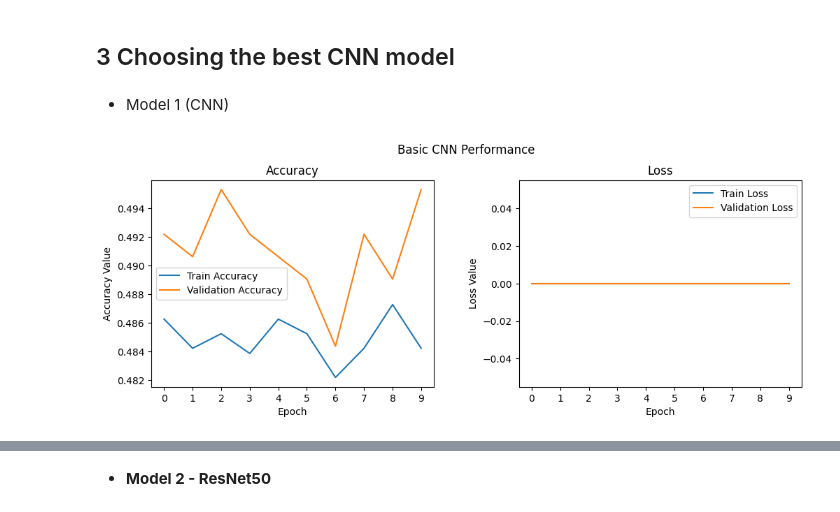
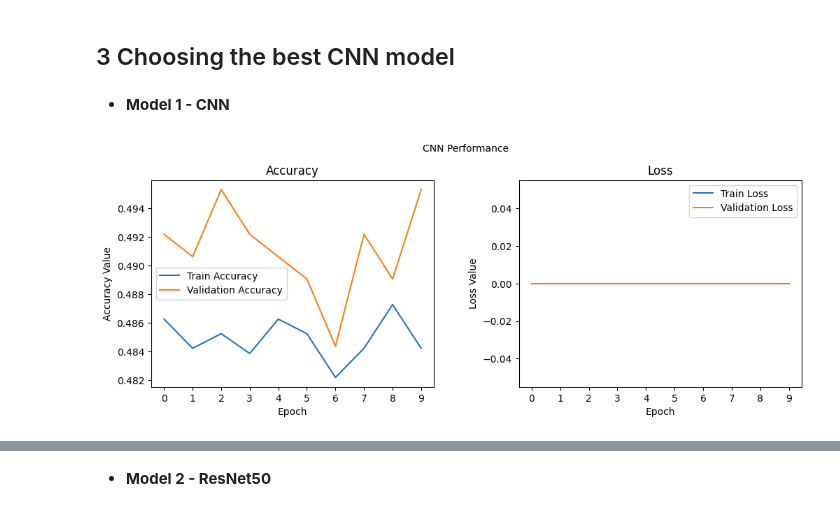
Before and after one commit to ybezginova2016/ZAF056_CV_BlurredImage-detection, a Jupyter notebook: ZUM_project_2_CNN_ResNet50.ipynb, the cells around one changed output, grey strips where cells are left out. Drawn from its saved outputs; the diff is of its cells as text; code cells hidden in the pictures.

```diff
--- a/ZUM_project_2_CNN_ResNet50.ipynb
+++ b/ZUM_project_2_CNN_ResNet50.ipynb
@@ -551,28 +746,28 @@ history5 = model5.fit_generator(train,
 # %% [markdown]
-- Model 1 (CNN)
+- **Model 1 - CNN**
 # %%
 f, (ax1, ax2) = plt.subplots(1, 2, figsize=(12, 4))
-t = f.suptitle('Basic CNN Performance', fontsize=12)
+t = f.suptitle('CNN Performance', fontsize=10)
 f.subplots_adjust(top=0.85, wspace=0.3)
 
 epoch_list = list(range(0, 10))
 
 ax1.plot(epoch_list, history.history['accuracy'], label='Train Accuracy')
 ax1.plot(epoch_list, history.history['val_accuracy'], label='Validation Accuracy')
 
 ax1.set_xticks(np.arange(0, 10, 1))
 ax1.set_ylabel('Accuracy Value')
 ax1.set_xlabel('Epoch')
 ax1.set_title('Accuracy')
 l1 = ax1.legend(loc="best")
 
 ax2.plot(epoch_list, history.history['loss'], label='Train Loss')
 ax2.plot(epoch_list, history.history['val_loss'], label='Validation Loss')
 ax2.set_xticks(np.arange(0, 10, 1))
 ax2.set_ylabel('Loss Value')
 ax2.set_xlabel('Epoch')
 ax2.set_title('Loss')
 l2 = ax2.legend(loc="best")
 # %% [output]
-[figure, old version]
+[figure, new version]
 # %%
```
Also changed, not shown: parts of 46 cells of this notebook.
